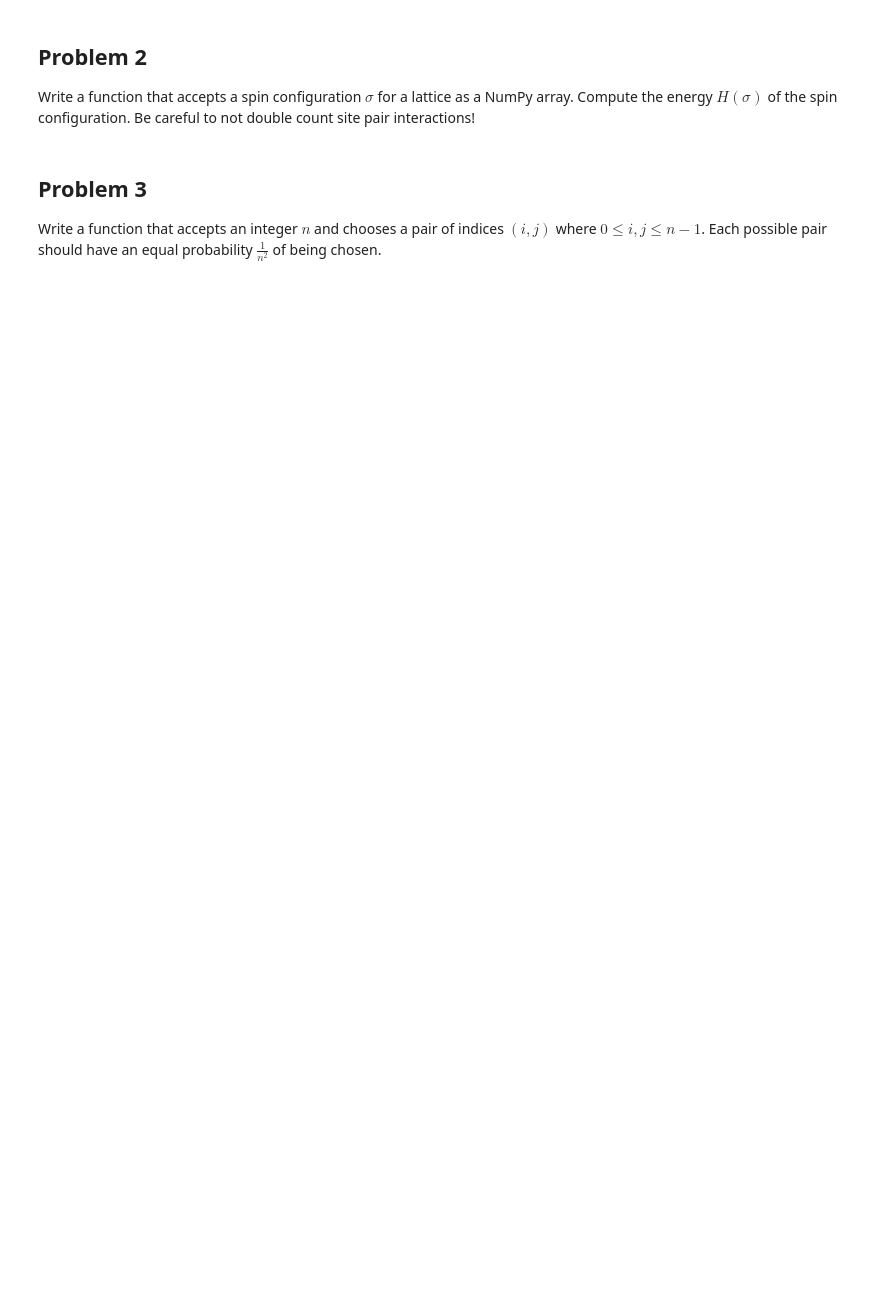
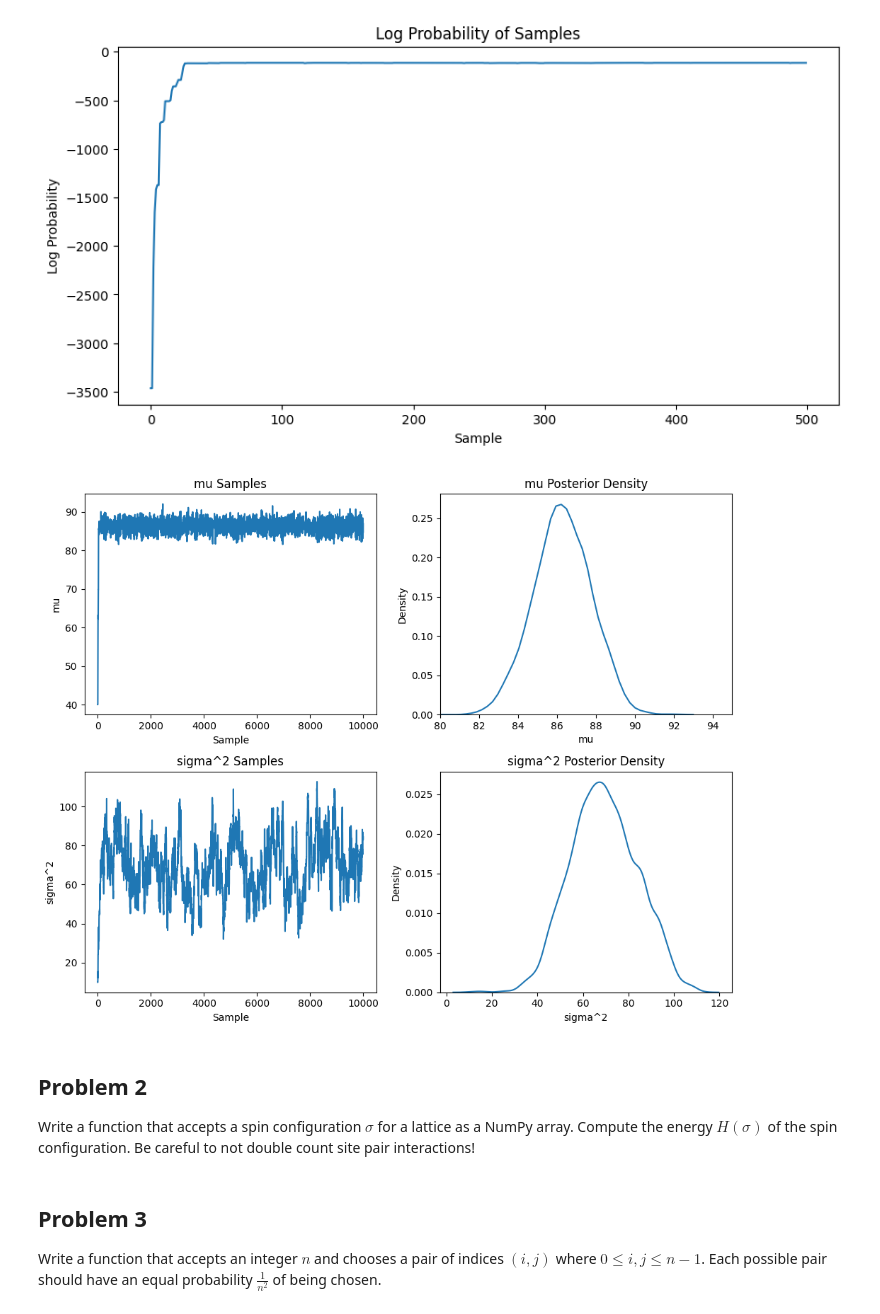
Before and after one commit to binDebug3/volume3, a Jupyter notebook: byu_vol3/Metropolis/metropolis.ipynb, the cells around one changed output. Saved outputs shown, nothing was run; the diff lists cells and outputs as text; code cells hidden in the pictures; blank space fills up the shorter version.

```diff
--- a/byu_vol3/Metropolis/metropolis.ipynb
+++ b/byu_vol3/Metropolis/metropolis.ipynb
@@ -23,14 +28,17 @@ Compare your results with Fig 1.1 and 1.2
 # %%
-def proposal(x,s):
+def proposal(y, u):
     """The proposal function Q(x,y) = N(x|y,sI)."""
-    return stats.multivariate_normal.rvs(mean=x, cov=s*np.eye(len(x)))
+    return stats.multivariate_normal.rvs(mean=y, cov=u*np.eye(len(y)))
 # %%
-def propLogDensity(x):
+def propLogDensity(x, muprior, sig2prior, scores):
     """Calculate the log of the proportional density."""
     logprob = muprior.logpdf(x[0]) + sig2prior.logpdf(x[1])
-    logprob += stats.norm.logpdf(scores, loc=x[0], scale=sqrt(x[1])).sum()
+    logprob += stats.norm.logpdf(scores, loc=x[0], scale=np.sqrt(x[1])).sum()
     return logprob    # ^this is where the scores are used.
 # %%
-def acceptance(x, y):
-    return min(0, propLogDensity(x) - propLogDensity(y))
+def acceptance(x, y, muprior, sig2prior, scores):
+    """
+    Returns the acceptance probability of moving from y to x.
+    """
+    return min(0, propLogDensity(x, muprior, sig2prior, scores) - propLogDensity(y, muprior, sig2prior, scores))
 # %%
@@ -49,3 +109,46 @@ def metropolis(y0, s, n_samples):
+# %%
+# plot 500 log probabilities
+plt.figure(figsize=(10, 5))
+plt.plot(probs[:500])
+plt.xlabel("Sample")
+plt.ylabel("Log Probability")
+plt.title("Log Probability of Samples")
+plt.show()
+
+# plot u samples
+plt.figure(figsize=(10, 8))
+plt.subplot(2, 2, 1)
+plt.plot(draws[:, 0])
+plt.xlabel("Sample")
+plt.ylabel("mu")
+plt.title("mu Samples")
+
+# plot u distribution
+plt.subplot(2, 2, 2)
+sbn.kdeplot(draws[:, 0])
+plt.xlabel("mu")
+plt.ylabel("Density")
+plt.xlim(80, 95)
+plt.title("mu Posterior Density")
+
+# plot sigma^2 samples
+plt.subplot(2, 2, 3)
+plt.plot(draws[:, 1])
+plt.xlabel("Sample")
+plt.ylabel("sigma^2")
+plt.title("sigma^2 Samples")
+
+# plot sigma^2 distribution
+plt.subplot(2, 2, 4)
+sbn.kdeplot(draws[:, 1])
+plt.xlabel("sigma^2")
+plt.ylabel("Density")
+plt.title("sigma^2 Posterior Density")
+plt.tight_layout()
+plt.show()
+# %% [output]
+[figure, added]
+[figure, added]
 # %% [markdown]
 ## Problem 2
 
```
Also changed, not shown: parts of 11 cells of this notebook, 4 other files.
